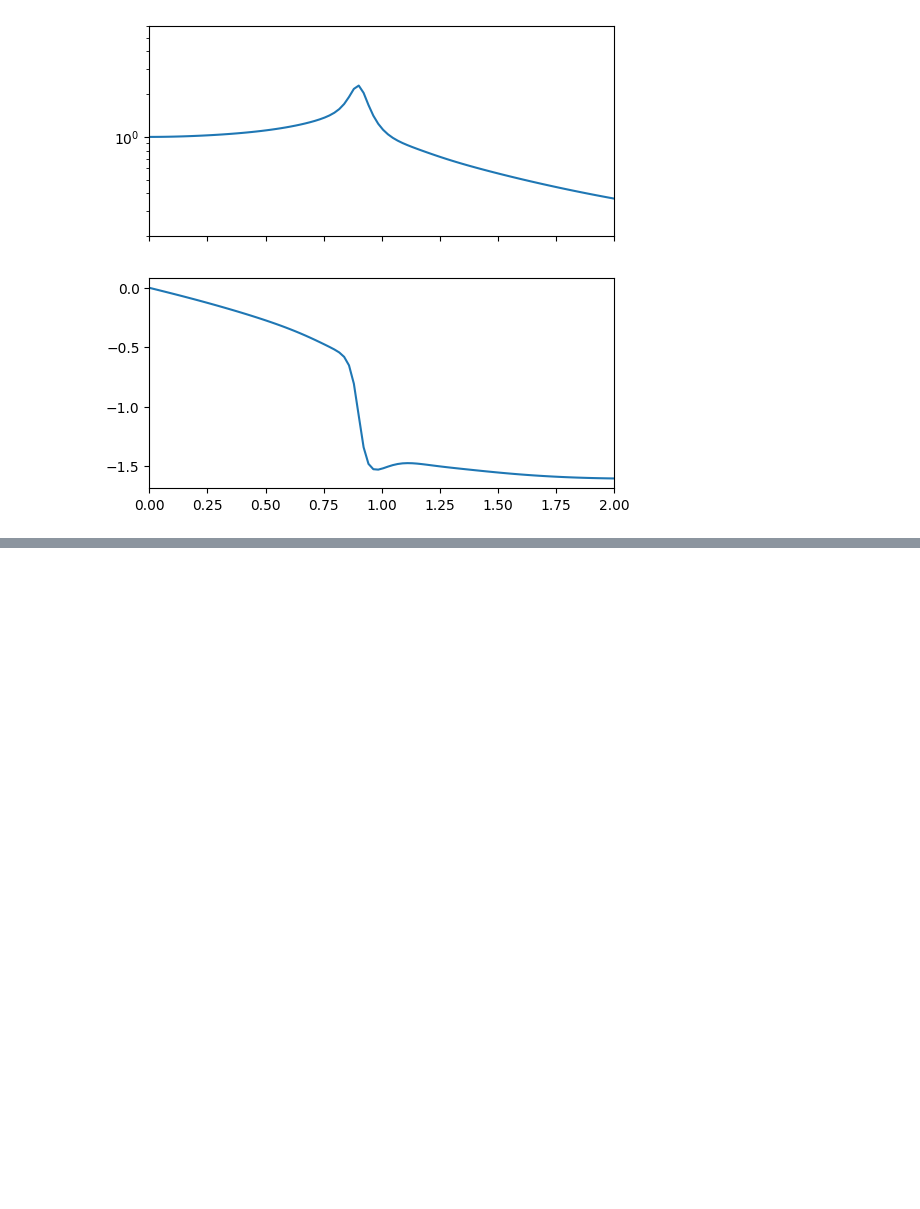
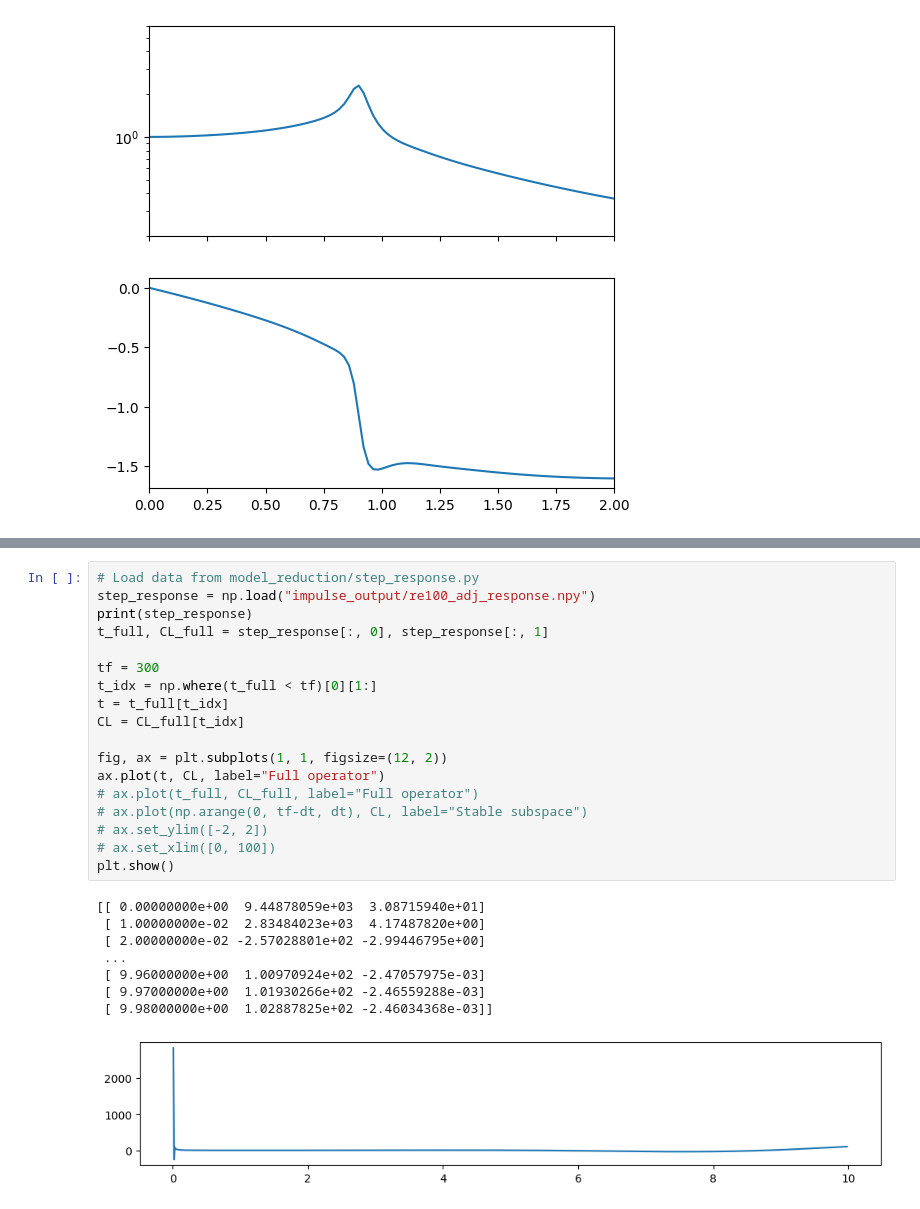
Before and after one commit to dynamicslab/hydrogym, a Jupyter notebook: examples/cylinder/model_reduction/subspace_proj.ipynb, the cells around one changed output, grey strips where cells are left out. Saved outputs shown, nothing was run; the diff lists cells and outputs as text; blank space fills up the shorter version.

```diff
--- a/examples/cylinder/model_reduction/subspace_proj.ipynb
+++ b/examples/cylinder/model_reduction/subspace_proj.ipynb
@@ -408,0 +262,27 @@ t=0.30, CL=-0.2237, CD=-0.1839
+# %%
+# Load data from model_reduction/step_response.py
+step_response = np.load("impulse_output/re100_adj_response.npy")
+print(step_response)
+t_full, CL_full = step_response[:, 0], step_response[:, 1]
+
+tf = 300
+t_idx = np.where(t_full < tf)[0][1:]
+t = t_full[t_idx]
+CL = CL_full[t_idx]
+
+fig, ax = plt.subplots(1, 1, figsize=(12, 2))
+ax.plot(t, CL, label="Full operator")
+# ax.plot(t_full, CL_full, label="Full operator")
+# ax.plot(np.arange(0, tf-dt, dt), CL, label="Stable subspace")
+# ax.set_ylim([-2, 2])
+# ax.set_xlim([0, 100])
+plt.show()
+# %% [output]
+[[ 0.00000000e+00  9.44878059e+03  3.08715940e+01]
+ [ 1.00000000e-02  2.83484023e+03  4.17487820e+00]
+ [ 2.00000000e-02 -2.57028801e+02 -2.99446795e+00]
+ ...
+ [ 9.96000000e+00  1.00970924e+02 -2.47057975e-03]
+ [ 9.97000000e+00  1.01930266e+02 -2.46559288e-03]
+ [ 9.98000000e+00  1.02887825e+02 -2.46034368e-03]]
+[figure, added]
```
Also changed, not shown: parts of 8 cells of this notebook, 3 other files.
